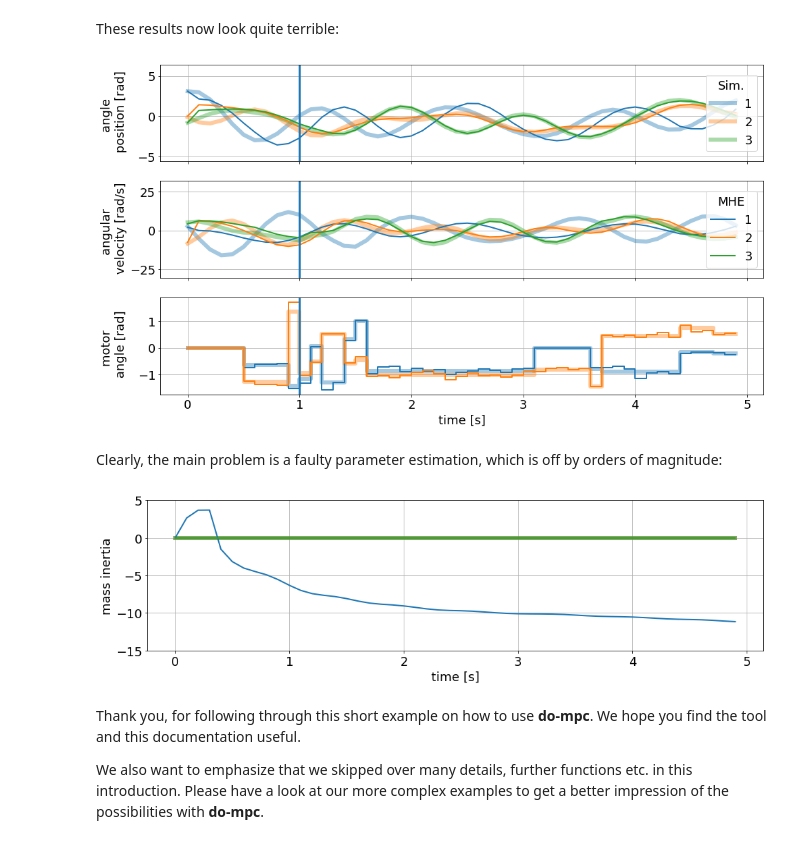
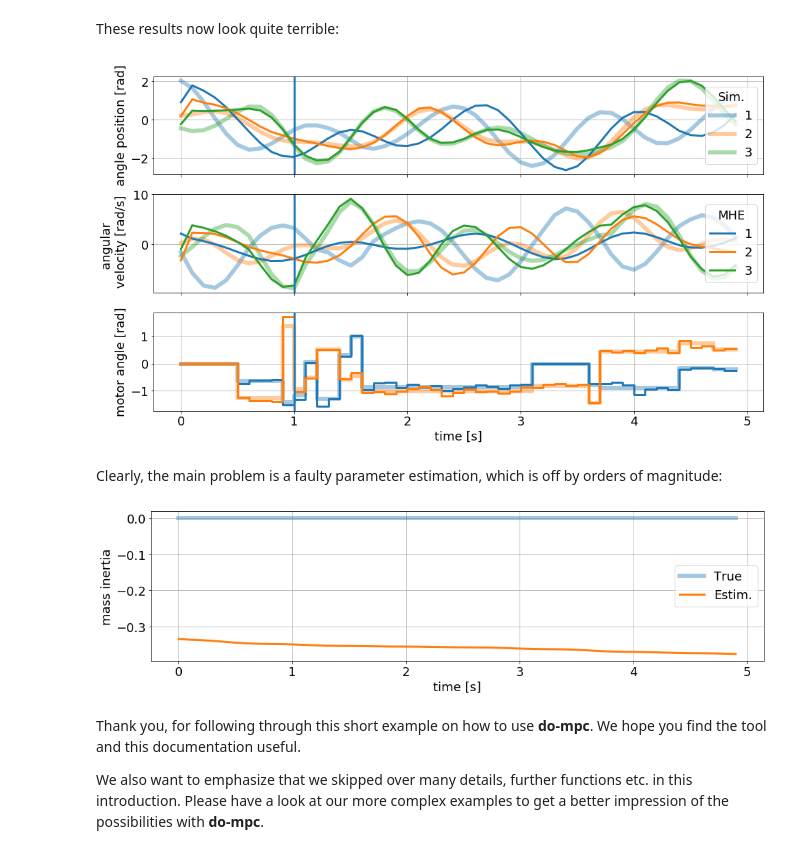
Before and after one commit to do-mpc/do-mpc, a Jupyter notebook: documentation/source/mhe_example.ipynb, the cells around one changed output. Saved outputs shown, nothing was run; the diff lists cells and outputs as text; code cells hidden in the pictures.

```diff
--- a/documentation/source/mhe_example.ipynb
+++ b/documentation/source/mhe_example.ipynb
@@ -249,3 +232,6 @@ graphics = do_mpc.graphics.Graphics()
+# %%
+mhe_graphics = do_mpc.graphics.Graphics(mhe.data)
+sim_graphics = do_mpc.graphics.Graphics(simulator.data)
 # %% [markdown]
 Next, we create a `figure` and obtain its `axis` object. Matplotlib offers multiple alternative ways to obtain an `axis` object, e.g. [subplots](https://matplotlib.org/3.1.1/api/_as_gen/matplotlib.pyplot.subplots.html), [subplot2grid](https://matplotlib.org/3.1.1/api/_as_gen/matplotlib.pyplot.subplot2grid.html), or simply [gca](https://matplotlib.org/3.1.1/api/_as_gen/matplotlib.pyplot.gca.html). We use `subplots`:
 # %%
@@ -263,18 +249,20 @@ Note that we are only configuring the `graphics` module without showing anything
 # %%
 %%capture
-# Plot the angle positions (phi_1, phi_2, phi_2) on the first axis:
-graphics.add_line(var_type='_x', var_name='phi', axis=ax[0])
-ax[0].set_ylabel('angle \n position [rad]')
+for g in [sim_graphics, mhe_graphics]:
+    # Plot the angle positions (phi_1, phi_2, phi_2) on the first axis:
+    g.add_line(var_type='_x', var_name='phi', axis=ax[0])
+    ax[0].set_prop_cycle(None)
+    g.add_line(var_type='_x', var_name='dphi', axis=ax[1])
+    ax[1].set_prop_cycle(None)
 
-graphics.add_line(var_type='_x', var_name='dphi', axis=ax[1])
+    # Plot the set motor positions (phi_m_1_set, phi_m_2_set) on the second axis:
+    g.add_line(var_type='_u', var_name='phi_m_set', axis=ax[2])
+    ax[2].set_prop_cycle(None)
+
+    g.add_line(var_type='_p', var_name='Theta_1', axis=ax_p)
+
+
+ax[0].set_ylabel('angle position [rad]')
 ax[1].set_ylabel('angular \n velocity [rad/s]')
-
-# Plot the set motor positions (phi_m_1_set, phi_m_2_set) on the second axis:
-graphics.add_line(var_type='_u', var_name='phi_m_set', axis=ax[2])
-ax[2].set_ylabel('motor \n angle [rad]')
-
+ax[2].set_ylabel('motor angle [rad]')
 ax[2].set_xlabel('time [s]')
-
-graphics.add_line(var_type='_p', var_name='Theta_1', axis=ax_p)
-graphics.add_line(var_type='_p', var_name='Theta_2', axis=ax_p)
-graphics.add_line(var_type='_p', var_name='Theta_3', axis=ax_p)
@@ -362,29 +382,28 @@ for i in range(50):
 # %% [markdown]
 These results now look quite terrible:
 # %%
-graphics.reset_axes()
-sim_lines = graphics.plot_results(simulator.data, linewidth = 6, alpha =0.4, linestyle='-')
-ax[0].legend(sim_lines[:3], '123', title='Sim.', loc='center right')
-mhe_lines = graphics.plot_results(mhe.data, linewidth = 2, alpha = 1, linestyle='-')
-ax[1].legend(mhe_lines[:3], '123', title='MHE', loc='center right')
+sim_graphics.plot_results()
+mhe_graphics.plot_results()
+# Reset the limits on all axes in graphic to show the data.
+mhe_graphics.reset_axes()
+
 # Mark the time after a full horizon is available to the MHE.
 ax[0].axvline(1)
 ax[1].axvline(1)
 ax[2].axvline(1)
 
 # Show the figure:
 fig
 # %% [output]
-[figure, old version]
+[figure, new version]
 # %% [markdown]
 Clearly, the main problem is a faulty parameter estimation, which is off by orders of magnitude:
 # %%
-ax_p.set_ylim(-15, 5)
 ax_p.set_ylabel('mass inertia')
 ax_p.set_xlabel('time [s]')
 fig_p
 # %% [output]
-[figure, old version]
+[figure, new version]
 # %% [markdown]
 Thank you, for following through this short example on how to use **do-mpc**. We hope you find the tool and this documentation useful.
 
```
Also changed, not shown: parts of 20 cells of this notebook, 1 other file.
